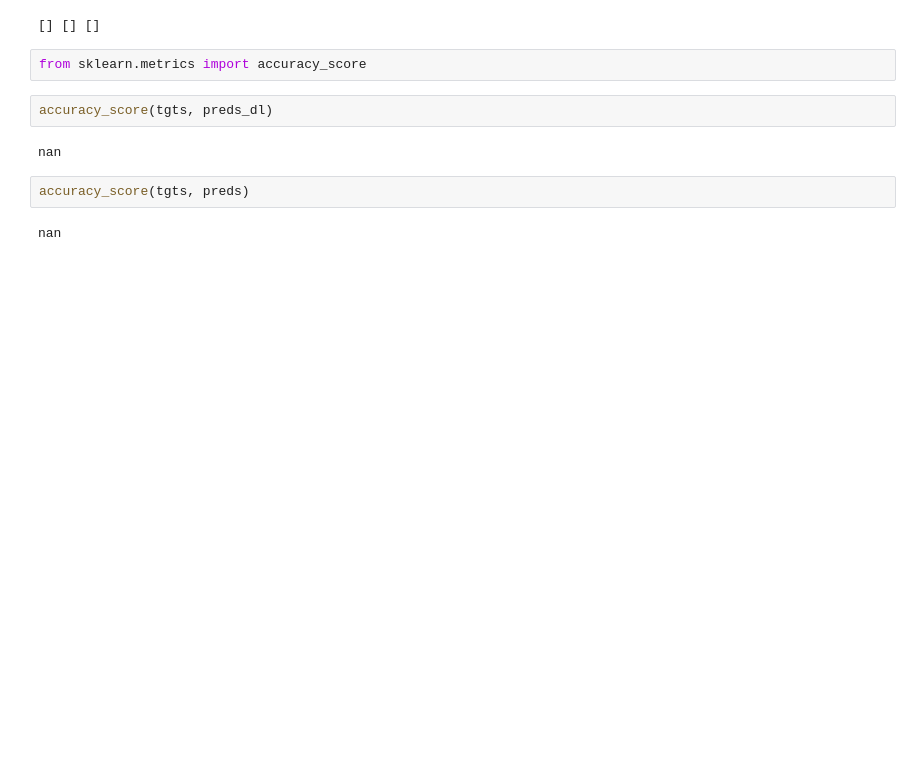
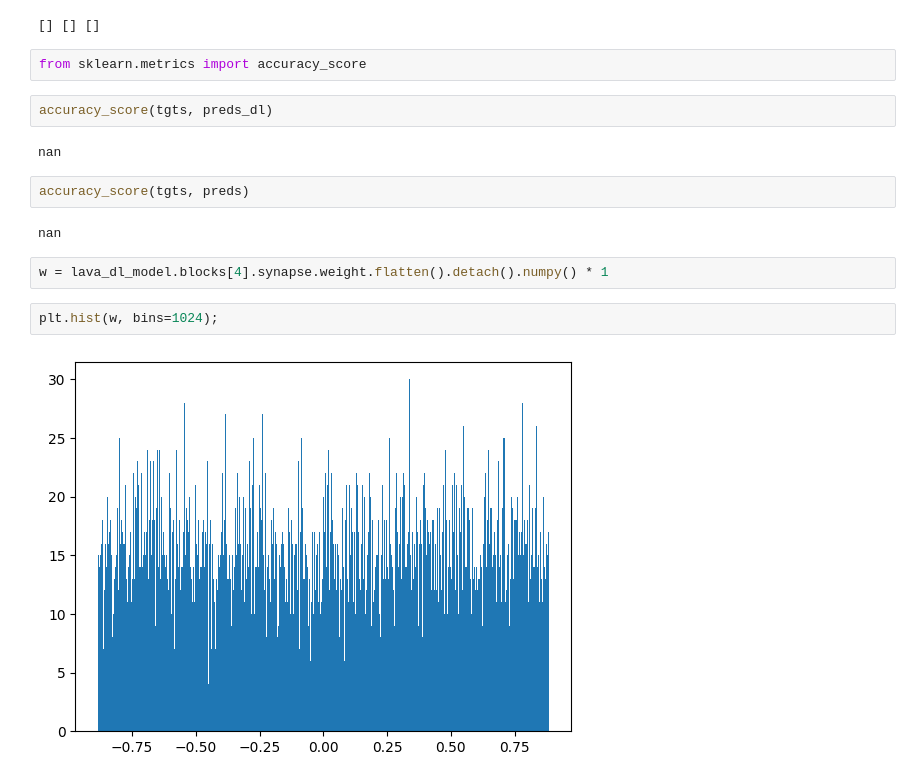
Before and after one commit to lava-nc/lava-dl, a Jupyter notebook: src/lava/lib/dl/slayer/state_space_models/sCIFAR/test_full_scifar_network_on_loihi.ipynb, the cells around one changed output. Cells and saved outputs as stored; diff of their text form; blank space fills up the shorter version.

Commit message:
use weight scaling

```diff
--- a/src/lava/lib/dl/slayer/state_space_models/sCIFAR/test_full_scifar_network_on_loihi.ipynb
+++ b/src/lava/lib/dl/slayer/state_space_models/sCIFAR/test_full_scifar_network_on_loihi.ipynb
@@ -308,3 +311,9 @@ nan
 accuracy_score(tgts, preds)
 # %% [output]
 nan
+# %%
+w = lava_dl_model.blocks[4].synapse.weight.flatten().detach().numpy() * 1
+# %%
+plt.hist(w, bins=1024);
+# %% [output]
+[figure, added]
```
Also changed, not shown: parts of 11 cells of this notebook, 2 other files.
